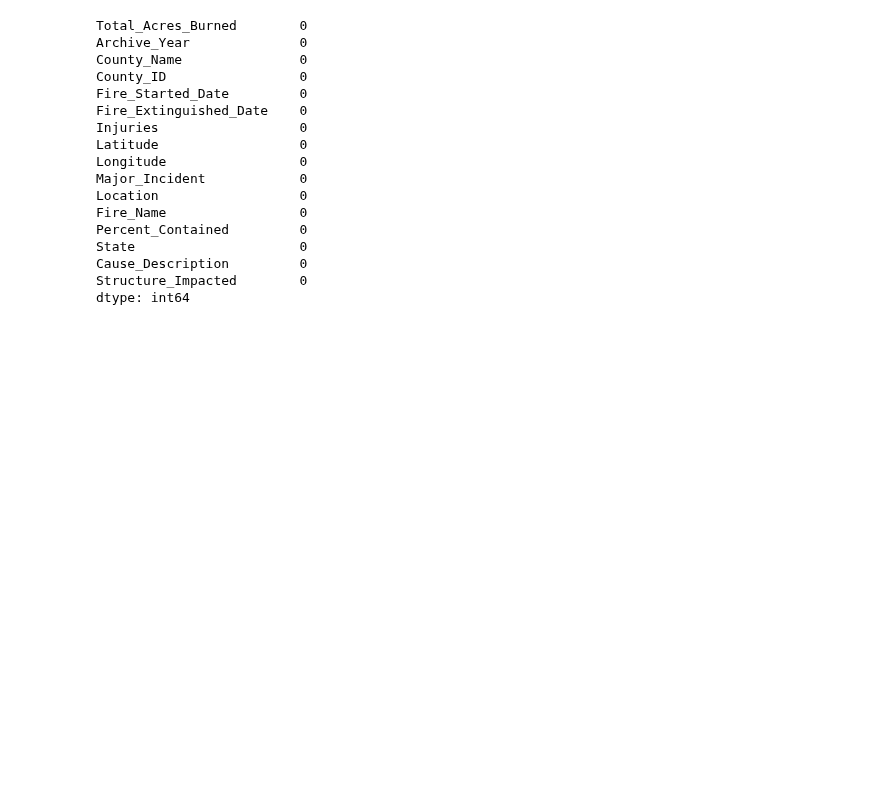
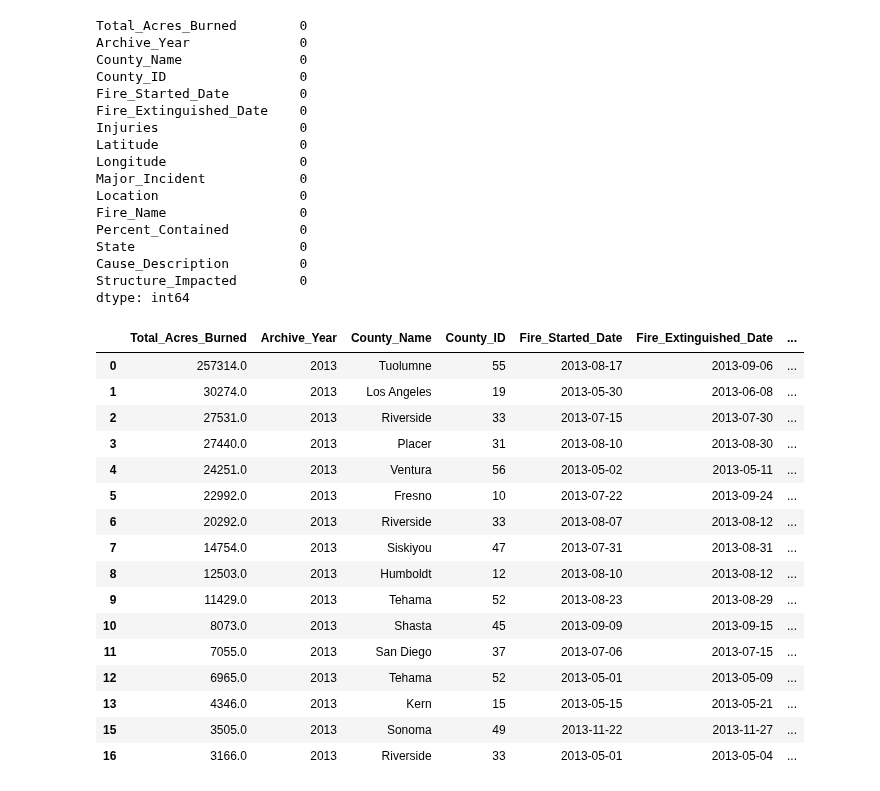
Before and after one commit to dhivyapadmanaban/California_Wildfires, a Jupyter notebook: Data_Processing/California_WildFire_Processing.ipynb, the cells around one changed output. Drawn from its saved outputs; the diff is of its cells as text; code cells hidden in the pictures; blank space fills up the shorter version.

```diff
--- a/Data_Processing/California_WildFire_Processing.ipynb
+++ b/Data_Processing/California_WildFire_Processing.ipynb
@@ -421,3 +423,25 @@ State                     0
 Cause_Description         0
 Structure_Impacted        0
 dtype: int64
+# %%
+california_fire['County_ID'] = california_fire['County_ID'].astype(str)
+california_fire['County_ID'] = california_fire['County_ID'].str[0:2]
+california_fire.head(16)
+# %% [output]
+|  | Total_Acres_Burned | Archive_Year | County_Name | County_ID | Fire_Started_Date | Fire_Extinguished_Date | ... |
+| 0 | 257314.0 | 2013 | Tuolumne | 55 | 2013-08-17 | 2013-09-06 | ... |
+| 1 | 30274.0 | 2013 | Los Angeles | 19 | 2013-05-30 | 2013-06-08 | ... |
+| 2 | 27531.0 | 2013 | Riverside | 33 | 2013-07-15 | 2013-07-30 | ... |
+| 3 | 27440.0 | 2013 | Placer | 31 | 2013-08-10 | 2013-08-30 | ... |
+| 4 | 24251.0 | 2013 | Ventura | 56 | 2013-05-02 | 2013-05-11 | ... |
+| 5 | 22992.0 | 2013 | Fresno | 10 | 2013-07-22 | 2013-09-24 | ... |
+| 6 | 20292.0 | 2013 | Riverside | 33 | 2013-08-07 | 2013-08-12 | ... |
+| 7 | 14754.0 | 2013 | Siskiyou | 47 | 2013-07-31 | 2013-08-31 | ... |
+| 8 | 12503.0 | 2013 | Humboldt | 12 | 2013-08-10 | 2013-08-12 | ... |
+| 9 | 11429.0 | 2013 | Tehama | 52 | 2013-08-23 | 2013-08-29 | ... |
+| 10 | 8073.0 | 2013 | Shasta | 45 | 2013-09-09 | 2013-09-15 | ... |
+| 11 | 7055.0 | 2013 | San Diego | 37 | 2013-07-06 | 2013-07-15 | ... |
+| 12 | 6965.0 | 2013 | Tehama | 52 | 2013-05-01 | 2013-05-09 | ... |
+| 13 | 4346.0 | 2013 | Kern | 15 | 2013-05-15 | 2013-05-21 | ... |
+| 15 | 3505.0 | 2013 | Sonoma | 49 | 2013-11-22 | 2013-11-27 | ... |
+| 16 | 3166.0 | 2013 | Riverside | 33 | 2013-05-01 | 2013-05-04 | ... |
```
Also changed, not shown: parts of 16 cells of this notebook.
